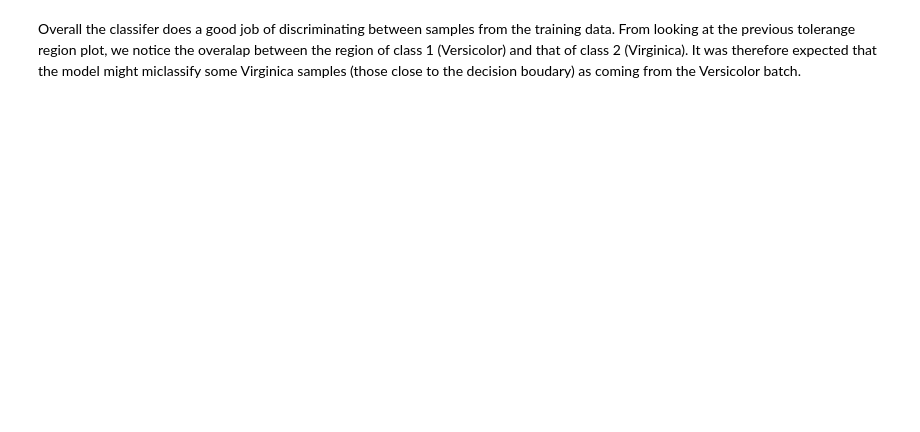
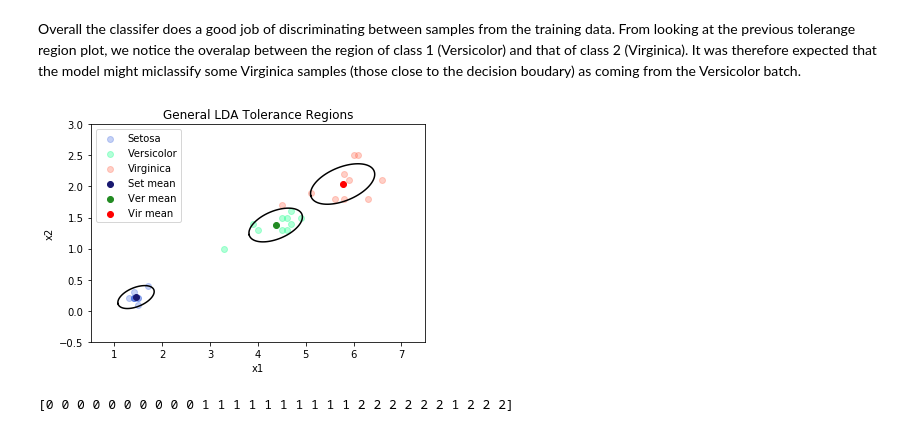
Before and after one commit to PascalPolygon/pattern_recognition, a Jupyter notebook: MP1/MP1.ipynb, the cells around one changed output. Cells and saved outputs as stored; diff of their text form; code cells hidden in the pictures; blank space fills up the shorter version.

```diff
--- a/MP1/MP1.ipynb
+++ b/MP1/MP1.ipynb
@@ -163,2 +145,17 @@ plt.show()
 # %% [markdown]
 Overall the classifer does a good job of discriminating between samples from the training data. From looking at the previous tolerange region plot, we notice the overalap between the region of class 1 (Versicolor) and that of class 2 (Virginica). It was therefore expected that the model might miclassify some Virginica samples (those close to the decision boudary) as coming from the Versicolor batch.
+# %%
+priors= [1/3,1/3,1/3]
+C_mle = LDACov(C,priors)
+# C_mle = uncorrCov(C_mle)
+# C_mle = isotropicCov(C_mle)
+title = 'General LDA Tolerance Regions'
+plot_tol_reg(p, gamma, u, C_mle, N, D, L, title)
+# LDA = LQDA(C_mle, u)
+# %% [output]
+[figure, added]
+# %%
+LDA = LQDA(C_mle, u)
+print(LDA.predict(trn))
+# %% [output]
+[0 0 0 0 0 0 0 0 0 0 1 1 1 1 1 1 1 1 1 1 2 2 2 2 2 2 1 2 2 2]
```
Also changed, not shown: parts of 17 cells of this notebook, 6 other files.
